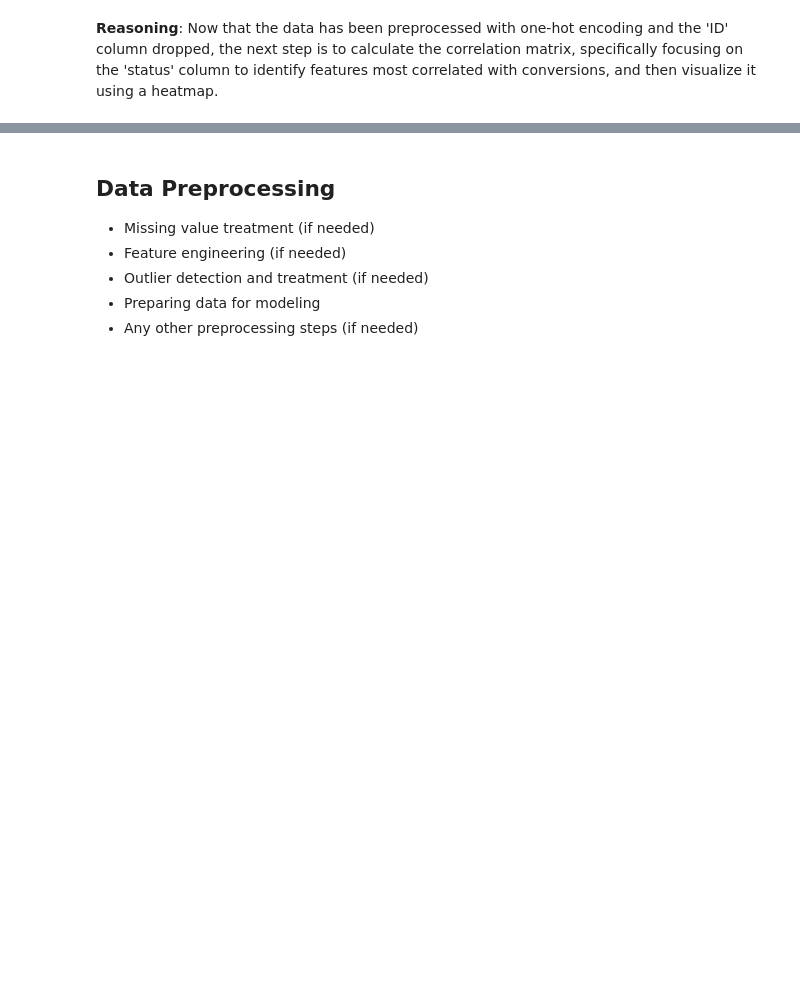
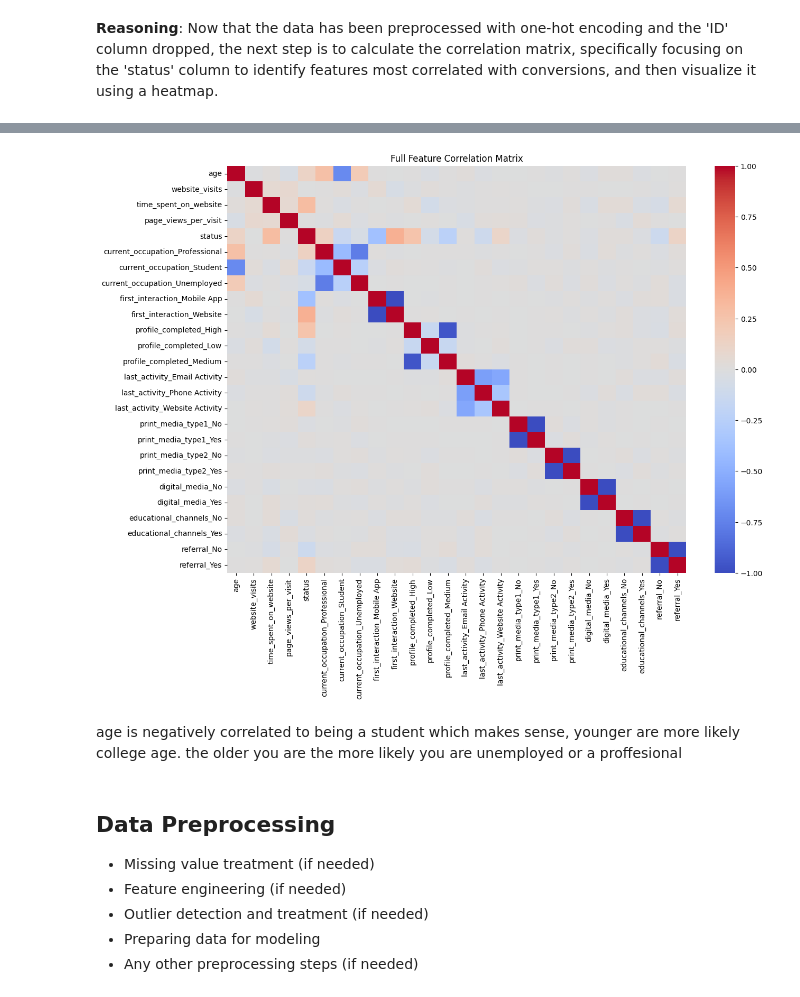
Before and after one commit to mikejoe144/MIT_Course_ElectiveProject, a Jupyter notebook: Learner Notebook - Full Code Version - Potential Customers Prediction.ipynb, the cells around one changed output, grey strips where cells are left out. Drawn from its saved outputs; the diff is of its cells as text; code cells hidden in the pictures; blank space fills up the shorter version.

```diff
--- a/Learner Notebook - Full Code Version - Potential Customers Prediction.ipynb
+++ b/Learner Notebook - Full Code Version - Potential Customers Prediction.ipynb
@@ -504,3 +505,12 @@ The features most correlated with conversions (`status`) are:
+# %%
+plt.figure(figsize=(14,10))
+sns.heatmap(correlation_matrix, cmap='coolwarm', center=0)
+plt.title('Full Feature Correlation Matrix')
+plt.show()
+# %% [output]
+[figure, added]
+# %% [markdown]
+age is negatively correlated to being a student which makes sense, younger are more likely college age. the older you are the more likely you are unemployed or a proffesional
 # %% [markdown]
 ## Data Preprocessing
 
```
Also changed, not shown: parts of 8 cells of this notebook.
